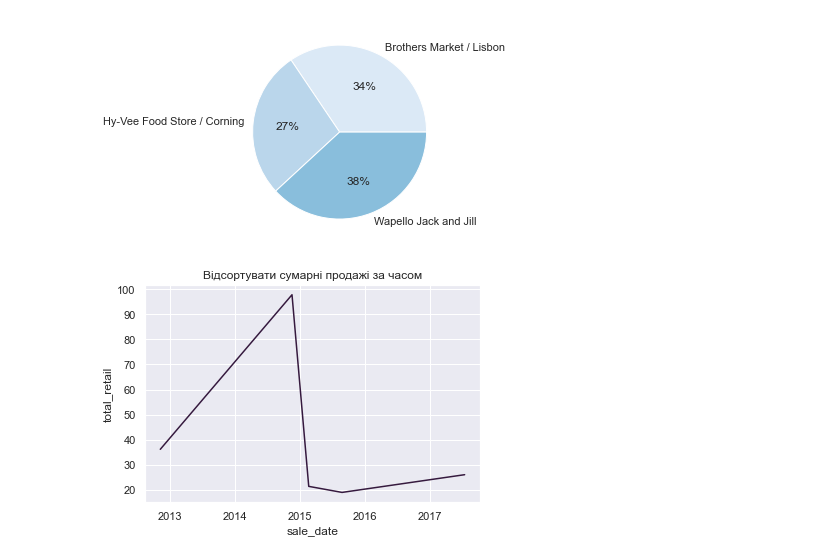
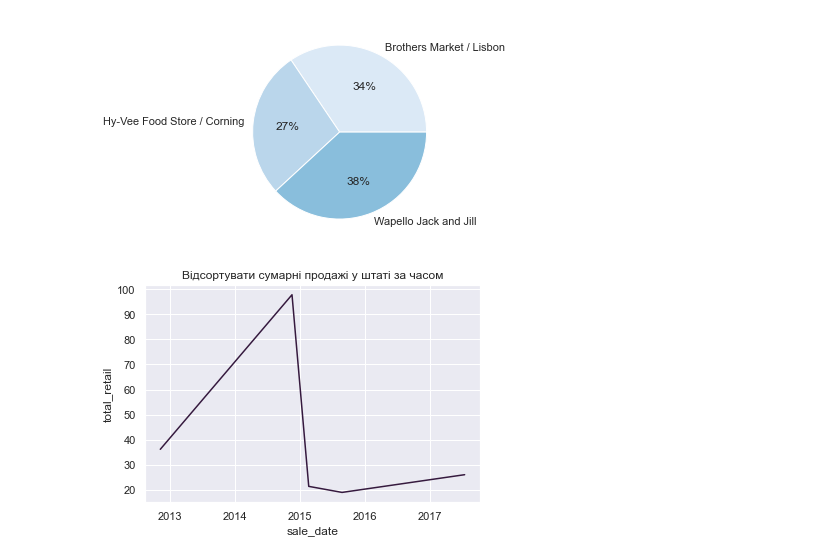
Before and after one commit to oleksii-harmash/db_lab2_harmash, a Jupyter notebook: vizualization.ipynb, the cells around one changed output. Cells and saved outputs as stored; diff of their text form; code cells hidden in the pictures.

```diff
--- a/vizualization.ipynb
+++ b/vizualization.ipynb
@@ -21,7 +22,7 @@ plt.show()
 # %%
 sns.set_theme(palette='rocket')
 sns.lineplot(x=results[2].sale_date, y=results[2].total_retail)
-plt.title('Відсортувати сумарні продажі за часом')
+plt.title('Відсортувати сумарні продажі у штаті за часом')
 plt.show()
 # %% [output]
-[figure, old version]
+[figure, new version]
```
Also changed, not shown: parts of 2 cells of this notebook, 5 other files.
